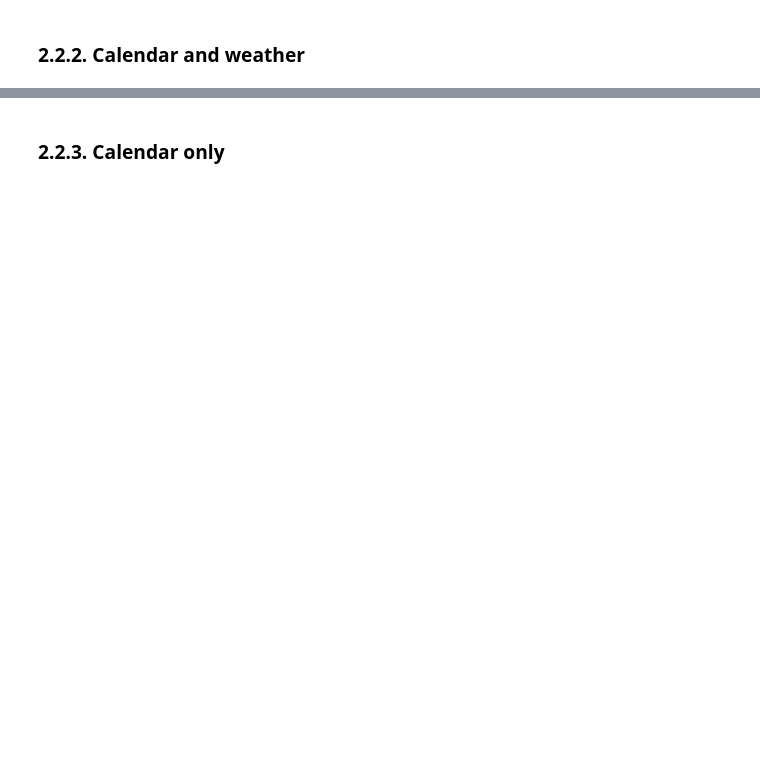
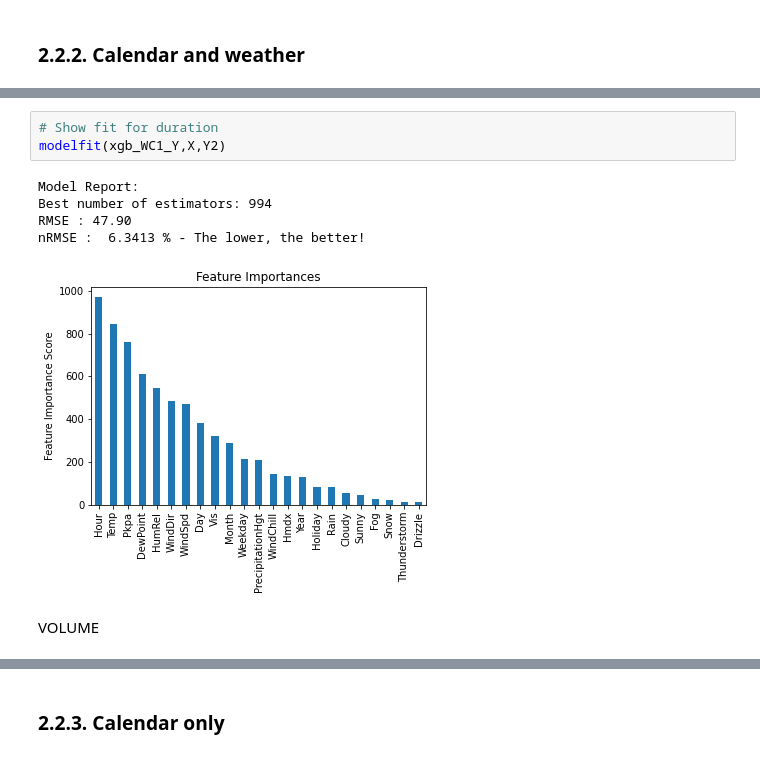
Before and after one commit to gbincoletto/MATH80629A, a Jupyter notebook: ML_Project_BIXI_Predictions.ipynb, the cells around one changed output, grey strips where cells are left out. Saved outputs shown, nothing was run; the diff lists cells and outputs as text; blank space fills up the shorter version.

```diff
--- a/ML_Project_BIXI_Predictions.ipynb
+++ b/ML_Project_BIXI_Predictions.ipynb
@@ -1256,0 +1061,11 @@ score: 213
+# %%
+# Show fit for duration
+modelfit(xgb_WC1_Y,X,Y2)
+# %% [output]
+Model Report:
+Best number of estimators: 994
+RMSE : 47.90
+nRMSE :  6.3413 % - The lower, the better!
+[figure, added]
+# %% [markdown]
+VOLUME
```
Also changed, not shown: parts of 71 cells of this notebook.
